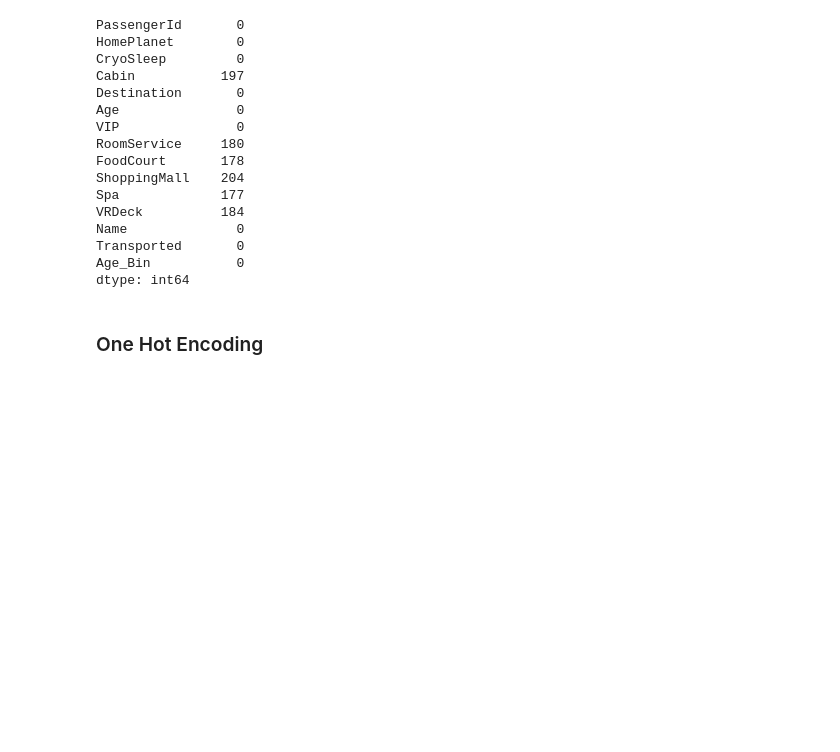
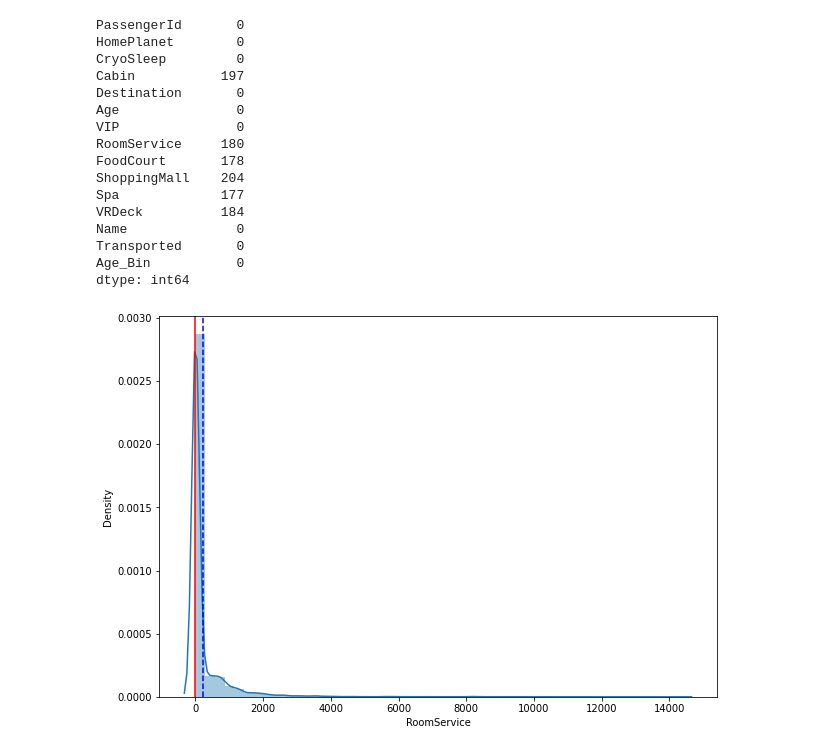
Before and after one commit to ShyamSundhar1411/My-ML-Notebooks, a Jupyter notebook: Classifications/SpaceShip_Titanic_Classification.ipynb, the cells around one changed output. Drawn from its saved outputs; the diff is of its cells as text; code cells hidden in the pictures; blank space fills up the shorter version.

```diff
--- a/Classifications/SpaceShip_Titanic_Classification.ipynb
+++ b/Classifications/SpaceShip_Titanic_Classification.ipynb
@@ -205,5 +204,18 @@ Name              0
 Transported       0
 Age_Bin           0
 dtype: int64
-# %% [markdown]
-### One Hot Encoding
+# %%
+## Mean Median Mode Comparisons
+def mean_median_plot(df,column):
+  room_service_mean = df[column].mean()
+  room_service_median = df[column].median()
+  plt.figure(figsize = (10,7))
+  sns.distplot(df[column]);
+  plt.axvline(room_service_mean,color='b', linestyle='--')
+  plt.axvline(room_service_median,color='red',)
+  plt.show()
+# %%
+## RoomService
+mean_median_plot(train_dataset,'RoomService')
+# %% [output]
+[figure, added]
```
Also changed, not shown: parts of 39 cells of this notebook.
